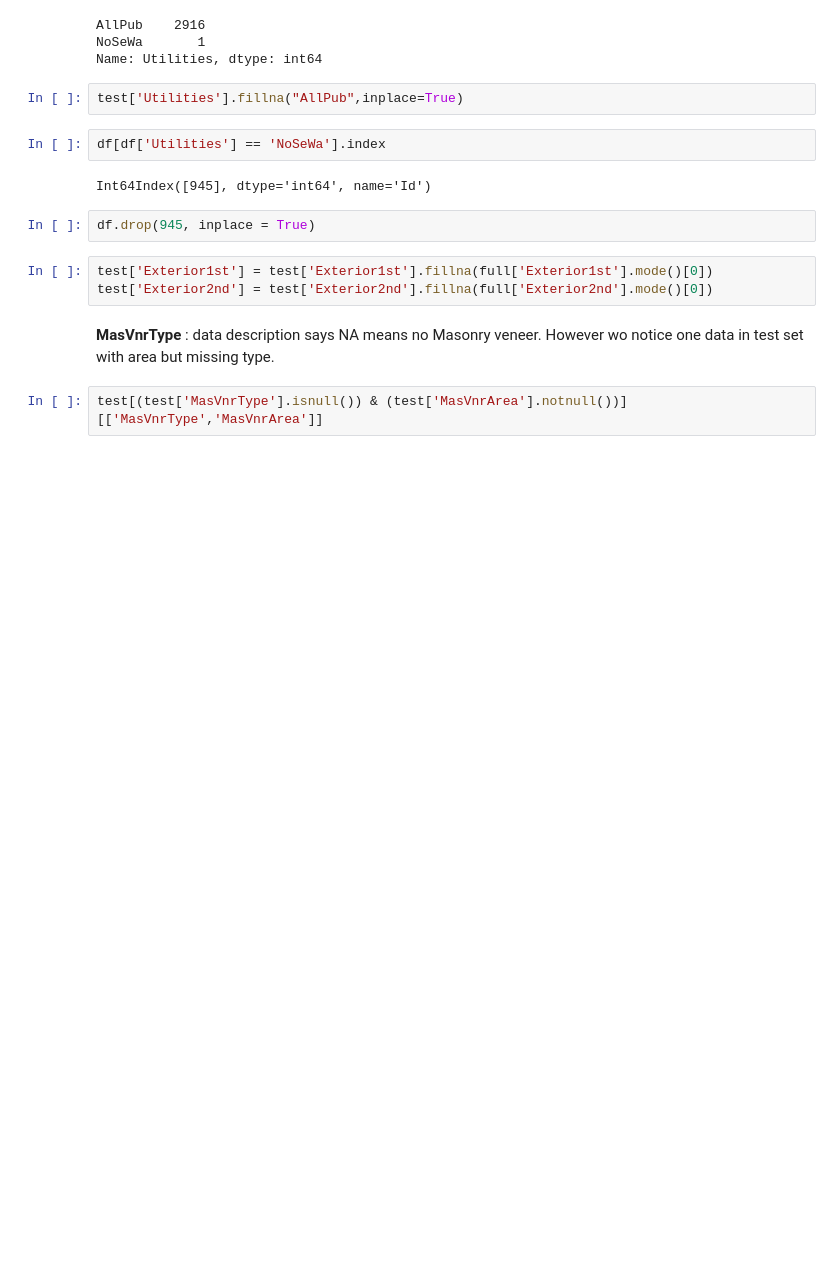
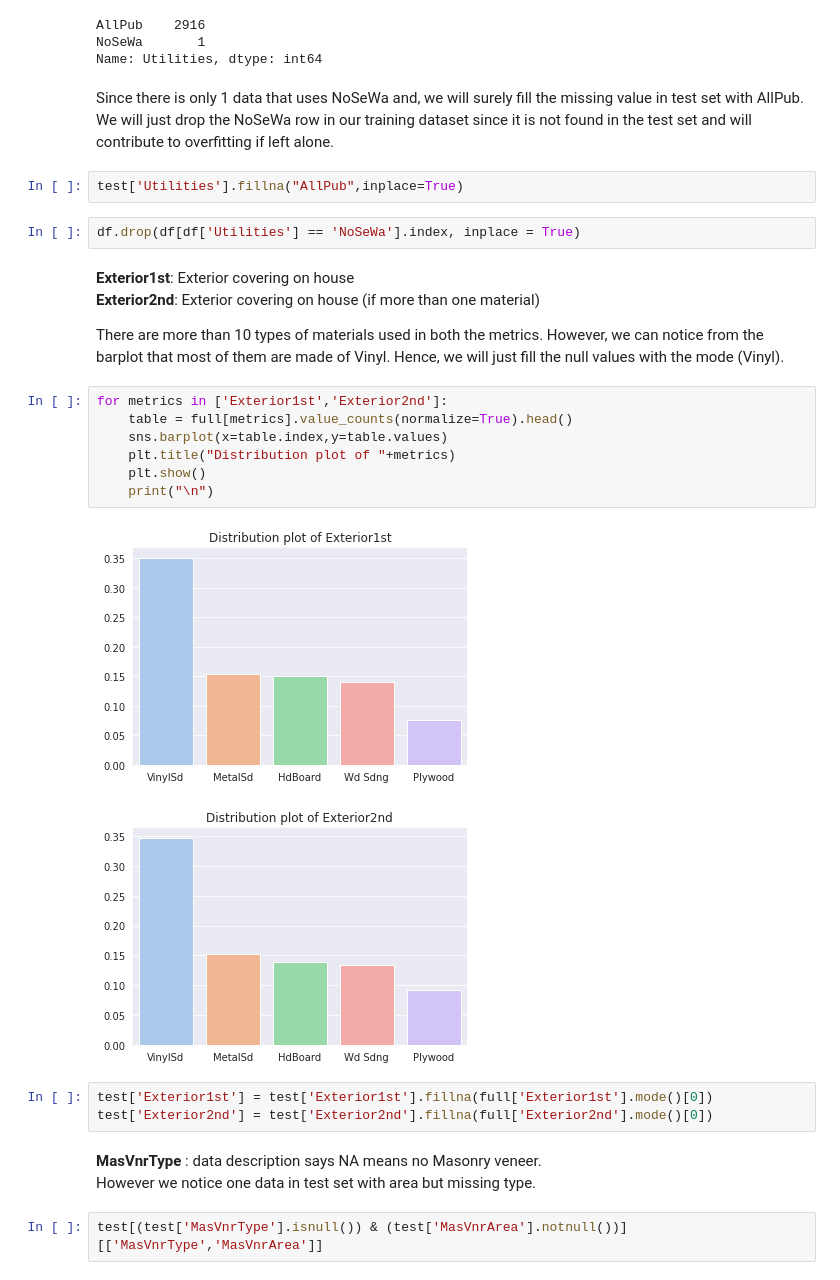
Before and after one commit to yenwee/housing_price_prediction, a Jupyter notebook: Housing Price Prediction.ipynb, the cells around one changed output. Drawn from its saved outputs; the diff is of its cells as text; blank space fills up the shorter version.

```diff
--- a/Housing Price Prediction.ipynb
+++ b/Housing Price Prediction.ipynb
@@ -139,19 +136,34 @@ full['Utilities'].value_counts()
 AllPub    2916
 NoSeWa       1
 Name: Utilities, dtype: int64
+# %% [markdown]
+Since there is only 1 data that uses NoSeWa and, we will surely fill the missing value in test set with AllPub.
+We will just drop the NoSeWa row in our training dataset since it is not found in the test set and will contribute to overfitting if left alone.
 # %%
 test['Utilities'].fillna("AllPub",inplace=True)
-# %%
-df[df['Utilities'] == 'NoSeWa'].index
-# %% [output]
-Int64Index([945], dtype='int64', name='Id')
 # %%
-df.drop(945, inplace = True)
+df.drop(df[df['Utilities'] == 'NoSeWa'].index, inplace = True)
+# %% [markdown]
+**Exterior1st**: Exterior covering on house
+**Exterior2nd**: Exterior covering on house (if more than one material)
+
+There are more than 10 types of materials used in both the metrics. However, we can notice from the barplot that most of them are made of Vinyl. Hence, we will just fill the null values with the mode (Vinyl).
+# %%
+for metrics in ['Exterior1st','Exterior2nd']:
+    table = full[metrics].value_counts(normalize=True).head()
+    sns.barplot(x=table.index,y=table.values)
+    plt.title("Distribution plot of "+metrics)
+    plt.show()
+    print("\n")
+# %% [output]
+[figure, added]
+[figure, added]
 # %%
 test['Exterior1st'] = test['Exterior1st'].fillna(full['Exterior1st'].mode()[0])
 test['Exterior2nd'] = test['Exterior2nd'].fillna(full['Exterior2nd'].mode()[0])
 # %% [markdown]
-**MasVnrType** : data description says NA means no Masonry veneer. However wo notice one data in test set with area but missing type.
+**MasVnrType** : data description says NA means no Masonry veneer.
+However we notice one data in test set with area but missing type.
 # %%
 test[(test['MasVnrType'].isnull()) & (test['MasVnrArea'].notnull())][['MasVnrType','MasVnrArea']]
 # %% [output]
```
Also changed, not shown: parts of 51 cells of this notebook, 1 other file.
